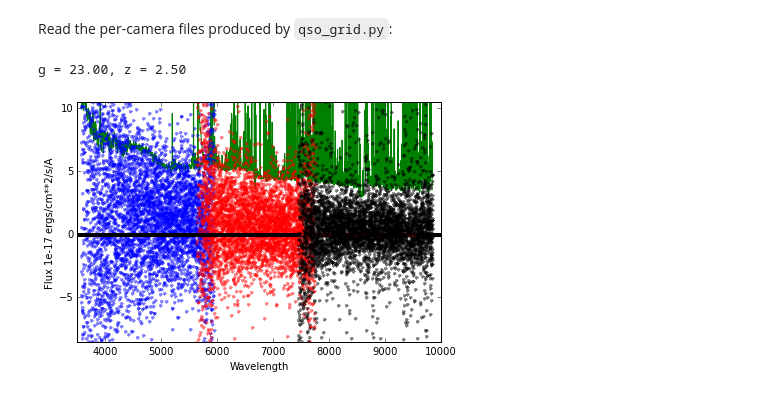
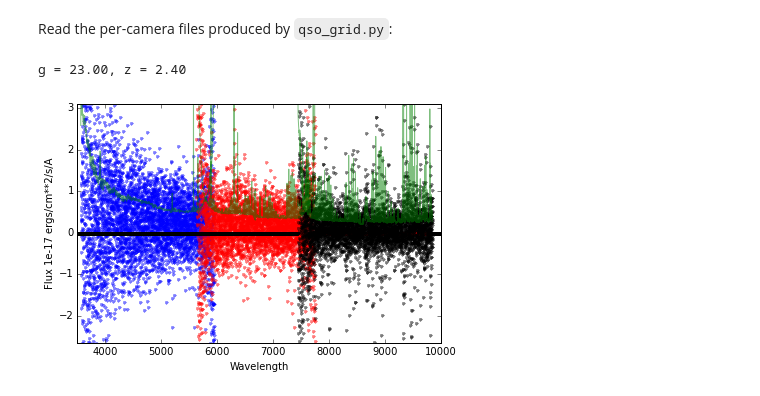
Before and after one commit to dkirkby/ArgonneLymanAlpha, a Jupyter notebook: notebooks/SimulationGrid.ipynb, the cells around one changed output. Cells and saved outputs as stored; diff of their text form; code cells hidden in the pictures.

Commit message:
Update simulation grid notebook

```diff
--- a/notebooks/SimulationGrid.ipynb
+++ b/notebooks/SimulationGrid.ipynb
@@ -10,21 +10,22 @@ import fitsio
 Define the simulation parameter grid:
 # %%
 g_grid = np.linspace(22.0, 23.0, 5)
-z_grid = np.linspace(1.0, 3.5, 11)
+z_grid = np.linspace(0.5, 3.5, 31)
 # %% [markdown]
 Read the per-camera files produced by `qso_grid.py`:
 # %%
-def read_camera(band):
-    fits = fitsio.FITS('../simulate/{}.fits'.format(band), mode='r')
+def read_camera(band, prefix=''):
+    fits = fitsio.FITS('../simulate/{}{}.fits'.format(prefix, band), mode='r')
     flux = fits[0].read()
     ivar = fits[1].read()
     wlen = fits[2].read()
     fits.close()
     return flux, ivar, wlen
 # %%
-b_flux, b_ivar, b_wlen = read_camera('b')
-r_flux, r_ivar, r_wlen = read_camera('r')
-z_flux, z_ivar, z_wlen = read_camera('z')
+prefix = ''
+b_flux, b_ivar, b_wlen = read_camera('b', prefix)
+r_flux, r_ivar, r_wlen = read_camera('r', prefix)
+z_flux, z_ivar, z_wlen = read_camera('z', prefix)
 # %%
 def plot(g_index, z_index, save=None):
     # Lookup the grid parameters for this spectrum.
@@ -36,24 +37,26 @@ def plot(g_index, z_index, save=None):
     print 'g = {:.2f}, z = {:.2f}'.format(g, z)
     spec_index = g_index * len(z_grid) + z_index
 
+    # Plot each camera's flux scatter.
+    b, r, z = b_flux[spec_index], r_flux[spec_index], z_flux[spec_index]
+    plt.plot(b_wlen[spec_index], b, 'b.', alpha=0.5)
+    plt.plot(r_wlen[spec_index], r, 'r.', alpha=0.5)
+    plt.plot(z_wlen[spec_index], z, 'k.', alpha=0.5)
+
     # Plot curves of flux error = ivar**-0.5.
     mask = b_ivar[spec_index] > 0
-    plt.plot(b_wlen[spec_index, mask], b_ivar[spec_index, mask]**-0.5, 'g-')
+    plt.plot(b_wlen[spec_index, mask], b_ivar[spec_index, mask]**-0.5, 'g-', alpha=0.5)
     mask = r_ivar[spec_index] > 0
-    plt.plot(r_wlen[spec_index, mask], r_ivar[spec_index, mask]**-0.5, 'g-')
+    plt.plot(r_wlen[spec_index, mask], r_ivar[spec_index, mask]**-0.5, 'g-', alpha=0.5)
     mask = z_ivar[spec_index] > 0
-    plt.plot(z_wlen[spec_index, mask], z_ivar[spec_index, mask]**-0.5, 'g-')
-    # Superimpose each camera's flux w/o error bars.
-    plt.plot(b_wlen[spec_index], b_flux[spec_index], 'b.', alpha=0.5)
-    plt.plot(r_wlen[spec_index], r_flux[spec_index], 'r.', alpha=0.5)
-    plt.plot(z_wlen[spec_index], z_flux[spec_index], 'k.', alpha=0.5)
+    plt.plot(z_wlen[spec_index, mask], z_ivar[spec_index, mask]**-0.5, 'g-', alpha=0.5)
 
     plt.xlabel('Wavelength')
     plt.ylabel('Flux 1e-17 ergs/cm**2/s/A')
     plt.xlim(3500., 10000.)
 
     # Pick suitable y limits.
-    all_flux = np.hstack([b_flux[spec_index], r_flux[spec_index], z_flux[spec_index]]).flatten()
+    all_flux = np.hstack([b[b!=0], r[r!=0], z[z!=0]]).flatten()
     ymin, ymax = np.percentile(all_flux, (1., 99.))
     plt.ylim(ymin, ymax)
 
@@ -62,7 +65,7 @@ def plot(g_index, z_index, save=None):
         plt.savefig(save)
     plt.show()
 # %%
-plot(4, 6, 'qso-23-2.5.png')
+plot(4, 19, 'qso-23-2.5.png')
 # %% [output]
-g = 23.00, z = 2.50
+g = 23.00, z = 2.40
-[figure, old version]
+[figure, new version]
```
